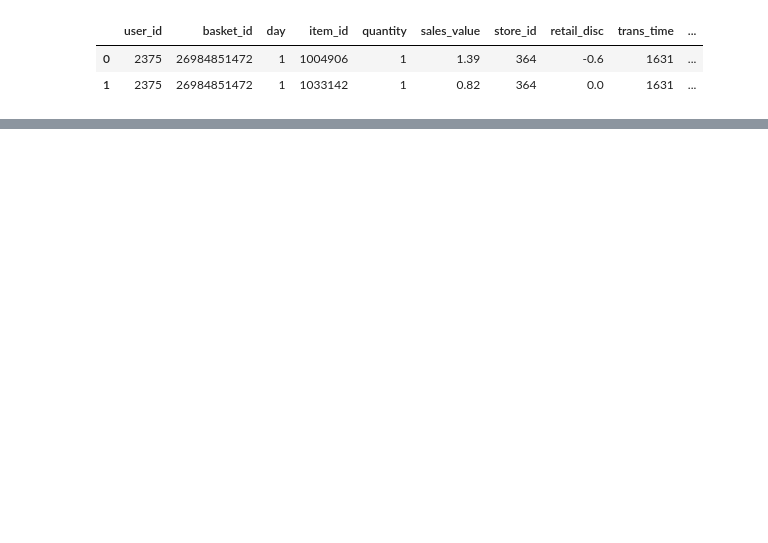
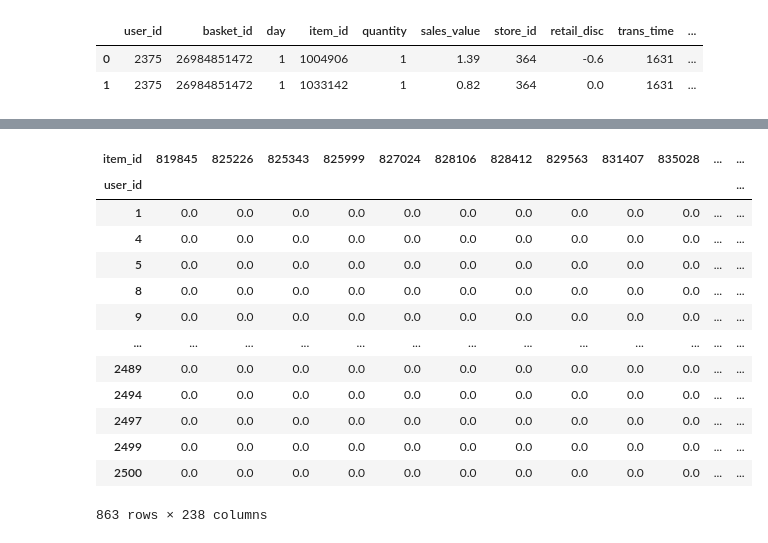
Before and after one commit to KurskiySergey/bisnessML, a Jupyter notebook: recsys/project/production.ipynb, the cells around one changed output, grey strips where cells are left out. Drawn from its saved outputs; the diff is of its cells as text; code cells hidden in the pictures; blank space fills up the shorter version.

```diff
--- a/recsys/project/production.ipynb
+++ b/recsys/project/production.ipynb
@@ -127,3 +49,14 @@ data_train["department"] = data_train["item_id"].apply(lambda item_id: item_depa
+# %%
+# load datasets
+dataset_name = "retail_train"
+item_features_name = 'product'
+
+dataset = load_csv_dataset(dataset_name=dataset_name)
+item_features = load_csv_dataset(dataset_name=item_features_name)
+# %%
+# split dataset
+test_size_weeks = 3
+data_train, data_test = split_dataset(dataset, test_size_weeks=test_size_weeks)
 # %%
 data_train.head(2)
 # %% [output]
@@ -402,0 +176,30 @@ users_info.describe()
+# %%
+# Create user_items_matrix
+index_name = "user_id"
+column_name = "item_id"
+values_name = "quantity"
+
+user_item_matrix = pd.pivot_table(result_data,
+                                  index=index_name,
+                                  columns=column_name,
+                                  values=values_name,
+                                  aggfunc="count",
+                                  fill_value=0)
+user_item_matrix = user_item_matrix.astype(np.float32)
+# %%
+user_item_matrix
+# %% [output]
+| item_id | 819845 | 825226 | 825343 | 825999 | 827024 | 828106 | 828412 | 829563 | 831407 | 835028 | ... | ... |
+| user_id |  |  |  |  |  |  |  |  |  |  |  | ... |
+| 1 | 0.0 | 0.0 | 0.0 | 0.0 | 0.0 | 0.0 | 0.0 | 0.0 | 0.0 | 0.0 | ... | ... |
+| 4 | 0.0 | 0.0 | 0.0 | 0.0 | 0.0 | 0.0 | 0.0 | 0.0 | 0.0 | 0.0 | ... | ... |
+| 5 | 0.0 | 0.0 | 0.0 | 0.0 | 0.0 | 0.0 | 0.0 | 0.0 | 0.0 | 0.0 | ... | ... |
+| 8 | 0.0 | 0.0 | 0.0 | 0.0 | 0.0 | 0.0 | 0.0 | 0.0 | 0.0 | 0.0 | ... | ... |
+| 9 | 0.0 | 0.0 | 0.0 | 0.0 | 0.0 | 0.0 | 0.0 | 0.0 | 0.0 | 0.0 | ... | ... |
+| ... | ... | ... | ... | ... | ... | ... | ... | ... | ... | ... | ... | ... |
+| 2489 | 0.0 | 0.0 | 0.0 | 0.0 | 0.0 | 0.0 | 0.0 | 0.0 | 0.0 | 0.0 | ... | ... |
+| 2494 | 0.0 | 0.0 | 0.0 | 0.0 | 0.0 | 0.0 | 0.0 | 0.0 | 0.0 | 0.0 | ... | ... |
+| 2497 | 0.0 | 0.0 | 0.0 | 0.0 | 0.0 | 0.0 | 0.0 | 0.0 | 0.0 | 0.0 | ... | ... |
+| 2499 | 0.0 | 0.0 | 0.0 | 0.0 | 0.0 | 0.0 | 0.0 | 0.0 | 0.0 | 0.0 | ... | ... |
+| 2500 | 0.0 | 0.0 | 0.0 | 0.0 | 0.0 | 0.0 | 0.0 | 0.0 | 0.0 | 0.0 | ... | ... |
+863 rows × 238 columns
```
Also changed, not shown: parts of 46 cells of this notebook, 4 other files.
